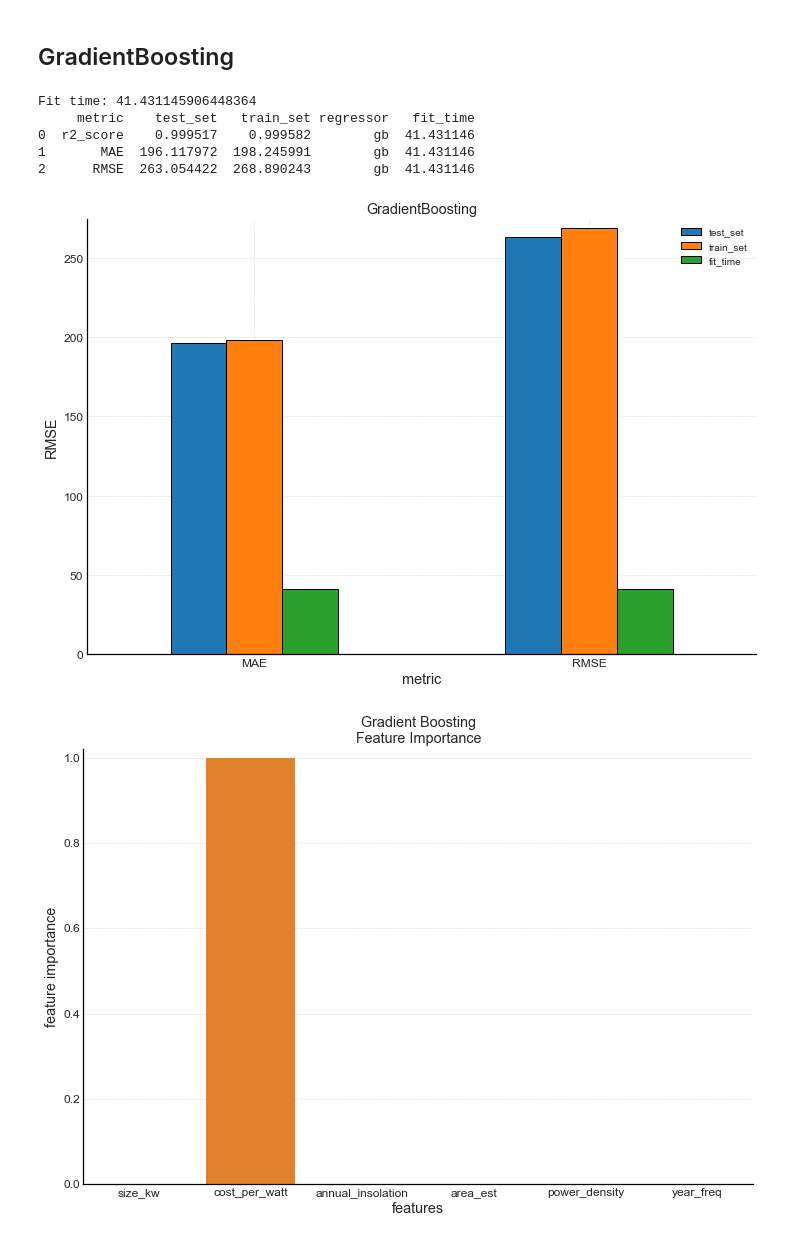
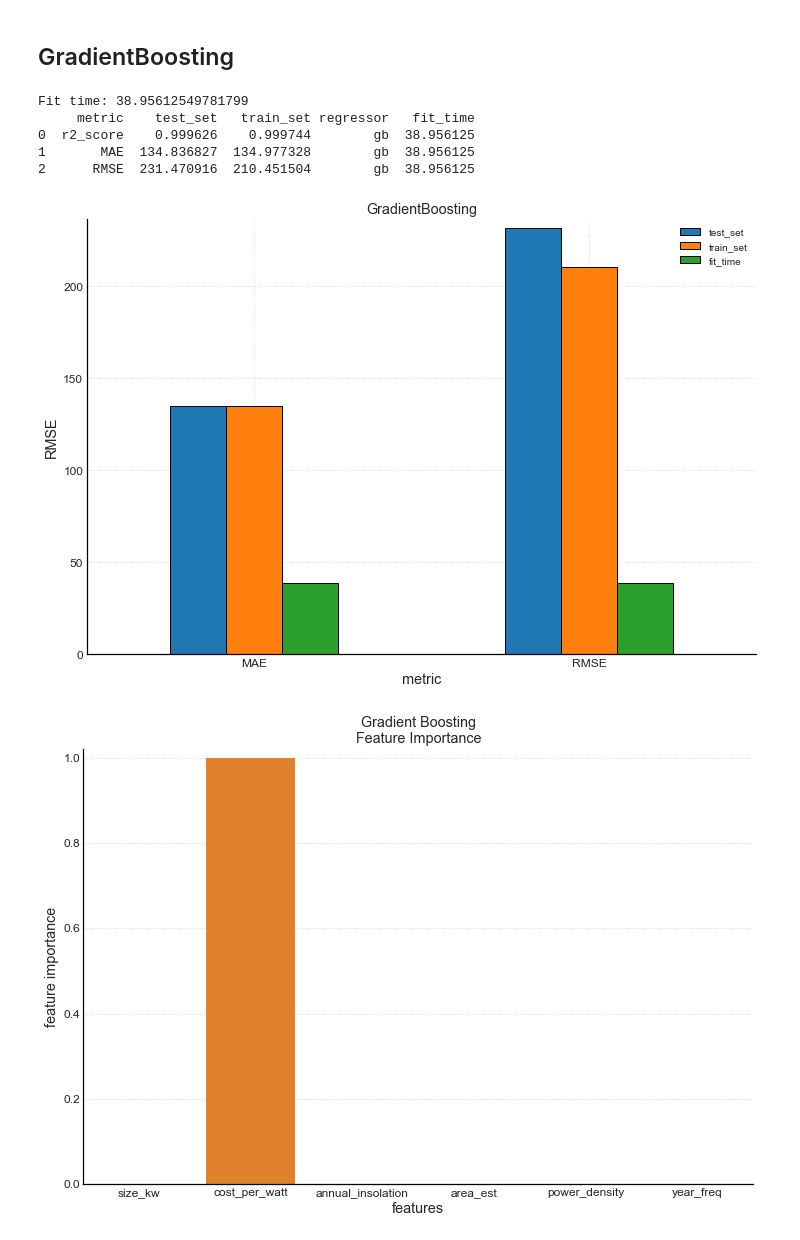
Before and after one commit to sergatron/projects, a Jupyter notebook: solar_array/solar_array_final_models.ipynb, the cells around one changed output. Saved outputs shown, nothing was run; the diff lists cells and outputs as text; code cells hidden in the pictures.

```diff
--- a/solar_array/solar_array_final_models.ipynb
+++ b/solar_array/solar_array_final_models.ipynb
@@ -678,7 +678,7 @@ def plot_model_metrics(data, title):
     """
     Parameters:
     ----------
-        Data: DataFrame
+        Data: pd.DataFrame
 
     Plot comparison of MAE and RMSE for training and test data.
     """
@@ -1163,28 +1153,26 @@ Fit time: 18.50195574760437
 # %%
 gb_params = dict(
     n_estimators = 100,
-    learning_rate=0.2,
-    min_samples_split=3,
-    min_samples_leaf=2,
+    learning_rate=0.08,
     warm_start=True,
     loss='lad',
     random_state=11,
 )
 # define regressor and build pipeline
 gb_model_stats, gb_model = build_model(
     GradientBoostingRegressor,
     **gb_params,
     model_name='gb'
 )
 print(gb_model_stats)
 plot_model_metrics(gb_model_stats, 'GradientBoosting')
 # %% [output]
-Fit time: 41.431145906448364
+Fit time: 38.95612549781799
      metric    test_set   train_set regressor   fit_time
-0  r2_score    0.999517    0.999582        gb  41.431146
-1       MAE  196.117972  198.245991        gb  41.431146
-2      RMSE  263.054422  268.890243        gb  41.431146
+0  r2_score    0.999626    0.999744        gb  38.956125
+1       MAE  134.836827  134.977328        gb  38.956125
+2      RMSE  231.470916  210.451504        gb  38.956125
-[figure, old version]
+[figure, new version]
 # %%
 gb_metrics_df = pd.DataFrame({
     'features': X_train.columns.values[gb_model.named_steps['feature select'].get_support()],
```
Also changed, not shown: parts of 21 cells of this notebook.
